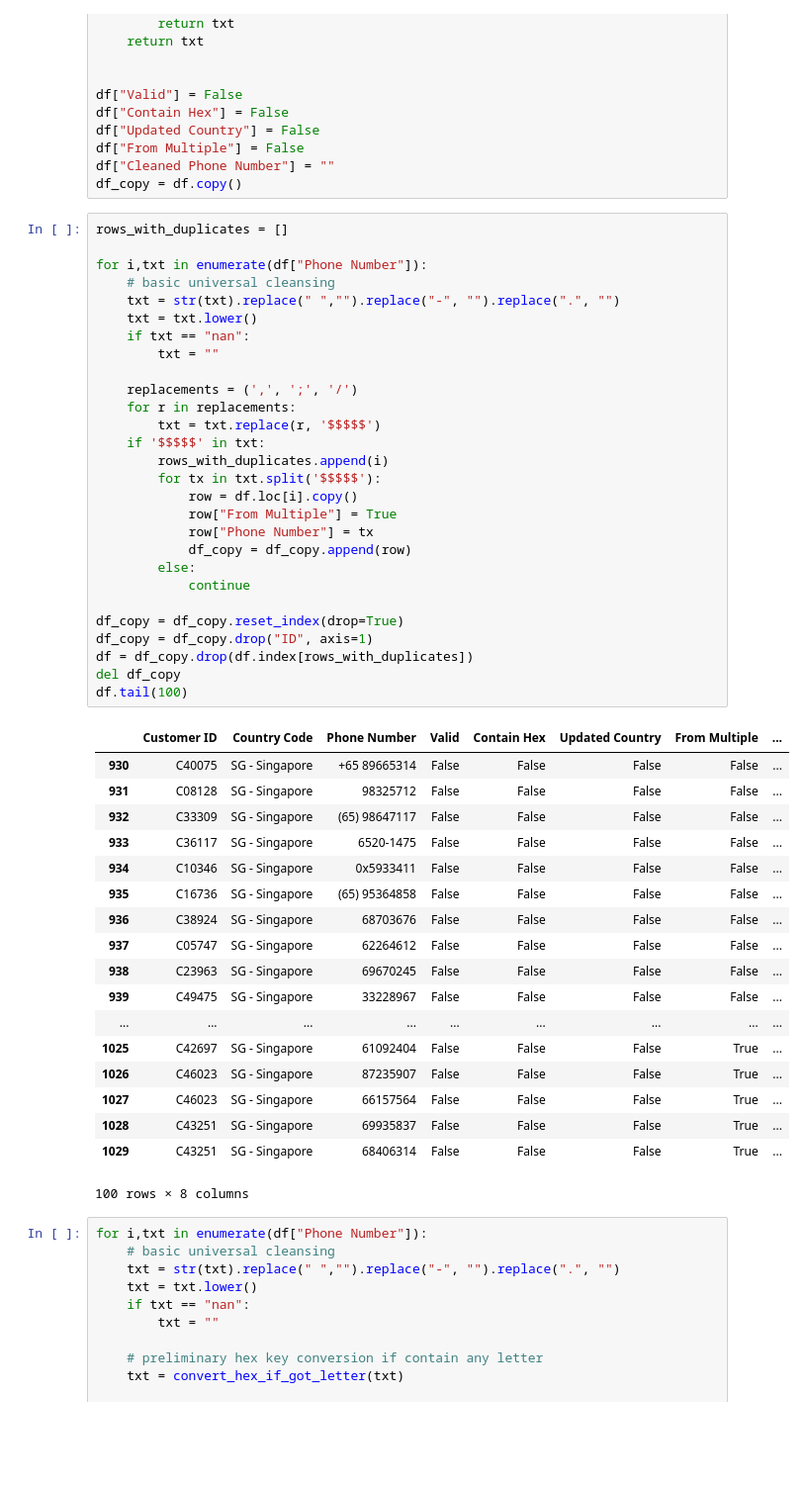
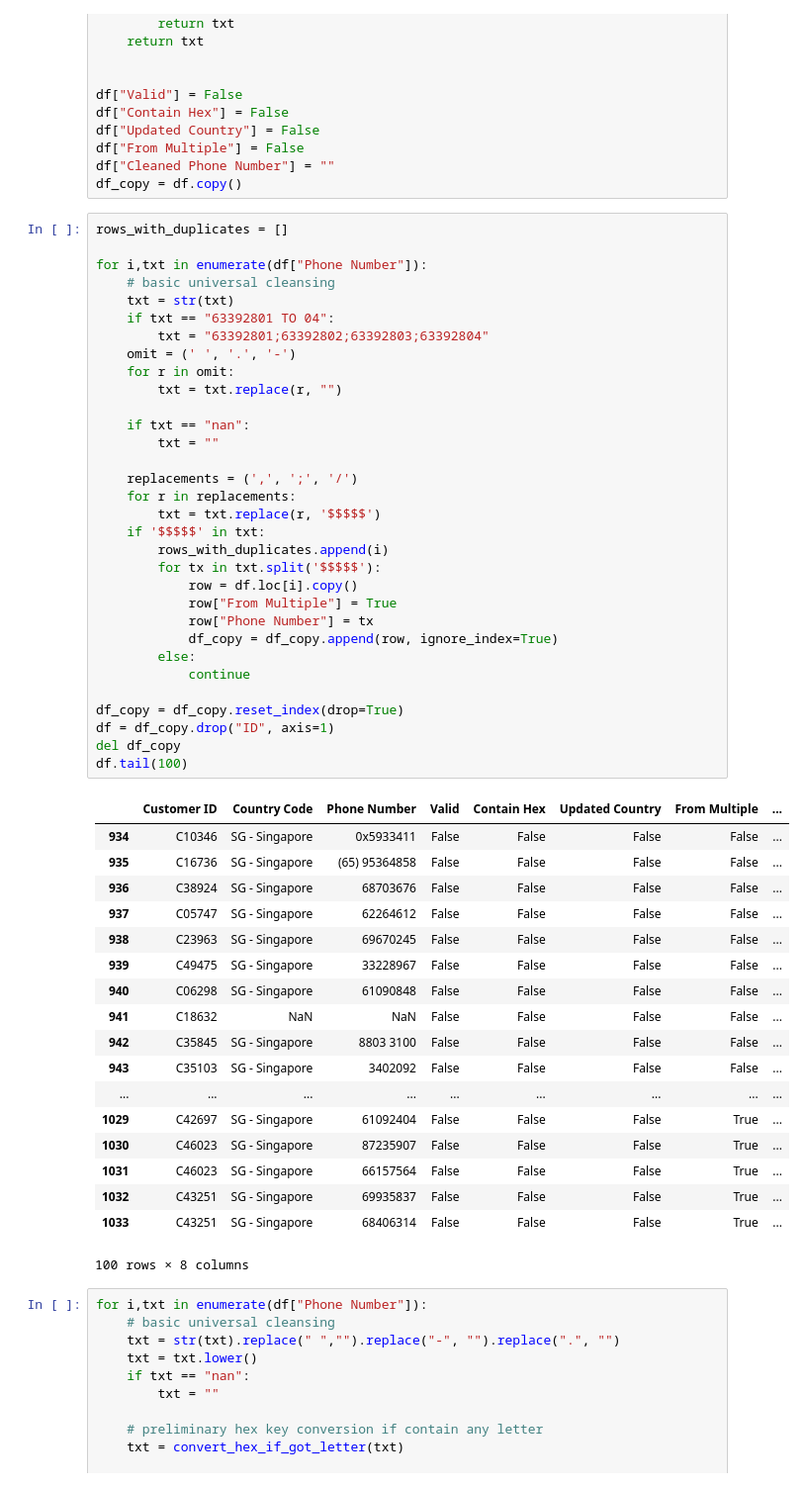
Before and after one commit to tonghuikang/codeboss-data, a Jupyter notebook: data.ipynb, the cells around one changed output. Shown at 99% size. Drawn from its saved outputs; the diff is of its cells as text; blank space fills up the shorter version.

```diff
--- a/data.ipynb
+++ b/data.ipynb
@@ -55,49 +57,53 @@ df_copy = df.copy()
 # %%
 rows_with_duplicates = []
 
 for i,txt in enumerate(df["Phone Number"]):
     # basic universal cleansing
-    txt = str(txt).replace(" ","").replace("-", "").replace(".", "")
-    txt = txt.lower()
+    txt = str(txt)
+    if txt == "63392801 TO 04":
+        txt = "63392801;63392802;63392803;63392804"
+    omit = (' ', '.', '-')
+    for r in omit:
+        txt = txt.replace(r, "")
+
     if txt == "nan":
         txt = ""
 
     replacements = (',', ';', '/')
     for r in replacements:
         txt = txt.replace(r, '$$$$$')
     if '$$$$$' in txt:
         rows_with_duplicates.append(i)
         for tx in txt.split('$$$$$'):
             row = df.loc[i].copy()
             row["From Multiple"] = True
             row["Phone Number"] = tx
-            df_copy = df_copy.append(row)
+            df_copy = df_copy.append(row, ignore_index=True)
         else:
             continue
 
 df_copy = df_copy.reset_index(drop=True)
-df_copy = df_copy.drop("ID", axis=1)
-df = df_copy.drop(df.index[rows_with_duplicates])
+df = df_copy.drop("ID", axis=1)
 del df_copy
 df.tail(100)
 # %% [output]
 |  | Customer ID | Country Code | Phone Number | Valid | Contain Hex | Updated Country | From Multiple | ... |
-| 930 | C40075 | SG - Singapore | +65 89665314 | False | False | False | False | ... |
-| 931 | C08128 | SG - Singapore | 98325712 | False | False | False | False | ... |
-| 932 | C33309 | SG - Singapore | (65) 98647117 | False | False | False | False | ... |
-| 933 | C36117 | SG - Singapore | 6520-1475 | False | False | False | False | ... |
 | 934 | C10346 | SG - Singapore | 0x5933411 | False | False | False | False | ... |
 | 935 | C16736 | SG - Singapore | (65) 95364858 | False | False | False | False | ... |
 | 936 | C38924 | SG - Singapore | 68703676 | False | False | False | False | ... |
 | 937 | C05747 | SG - Singapore | 62264612 | False | False | False | False | ... |
 | 938 | C23963 | SG - Singapore | 69670245 | False | False | False | False | ... |
 | 939 | C49475 | SG - Singapore | 33228967 | False | False | False | False | ... |
+| 940 | C06298 | SG - Singapore | 61090848 | False | False | False | False | ... |
+| 941 | C18632 | NaN | NaN | False | False | False | False | ... |
+| 942 | C35845 | SG - Singapore | 8803 3100 | False | False | False | False | ... |
+| 943 | C35103 | SG - Singapore | 3402092 | False | False | False | False | ... |
 | ... | ... | ... | ... | ... | ... | ... | ... | ... |
-| 1025 | C42697 | SG - Singapore | 61092404 | False | False | False | True | ... |
-| 1026 | C46023 | SG - Singapore | 87235907 | False | False | False | True | ... |
-| 1027 | C46023 | SG - Singapore | 66157564 | False | False | False | True | ... |
-| 1028 | C43251 | SG - Singapore | 69935837 | False | False | False | True | ... |
-| 1029 | C43251 | SG - Singapore | 68406314 | False | False | False | True | ... |
+| 1029 | C42697 | SG - Singapore | 61092404 | False | False | False | True | ... |
+| 1030 | C46023 | SG - Singapore | 87235907 | False | False | False | True | ... |
+| 1031 | C46023 | SG - Singapore | 66157564 | False | False | False | True | ... |
+| 1032 | C43251 | SG - Singapore | 69935837 | False | False | False | True | ... |
+| 1033 | C43251 | SG - Singapore | 68406314 | False | False | False | True | ... |
 100 rows × 8 columns
 # %%
 for i,txt in enumerate(df["Phone Number"]):
```
Also changed, not shown: parts of 9 cells of this notebook, 2 other files.
